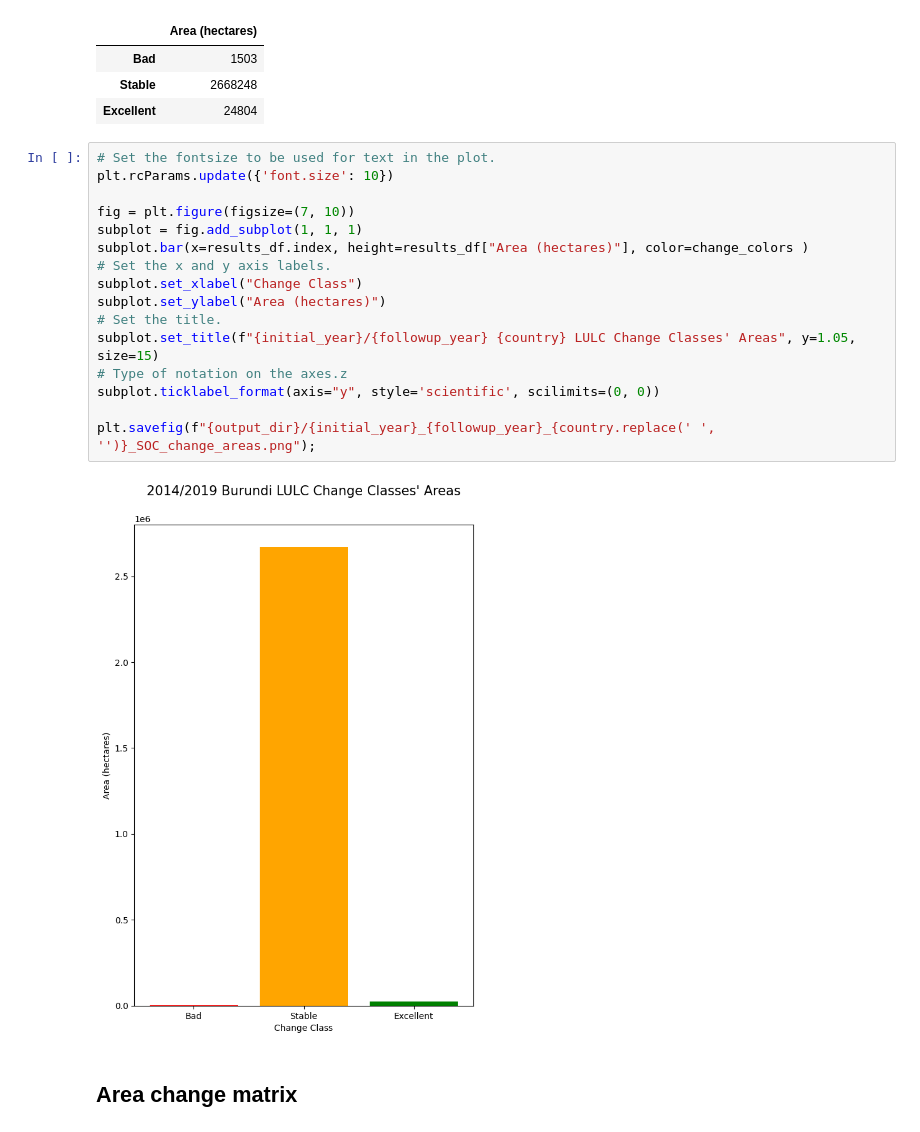
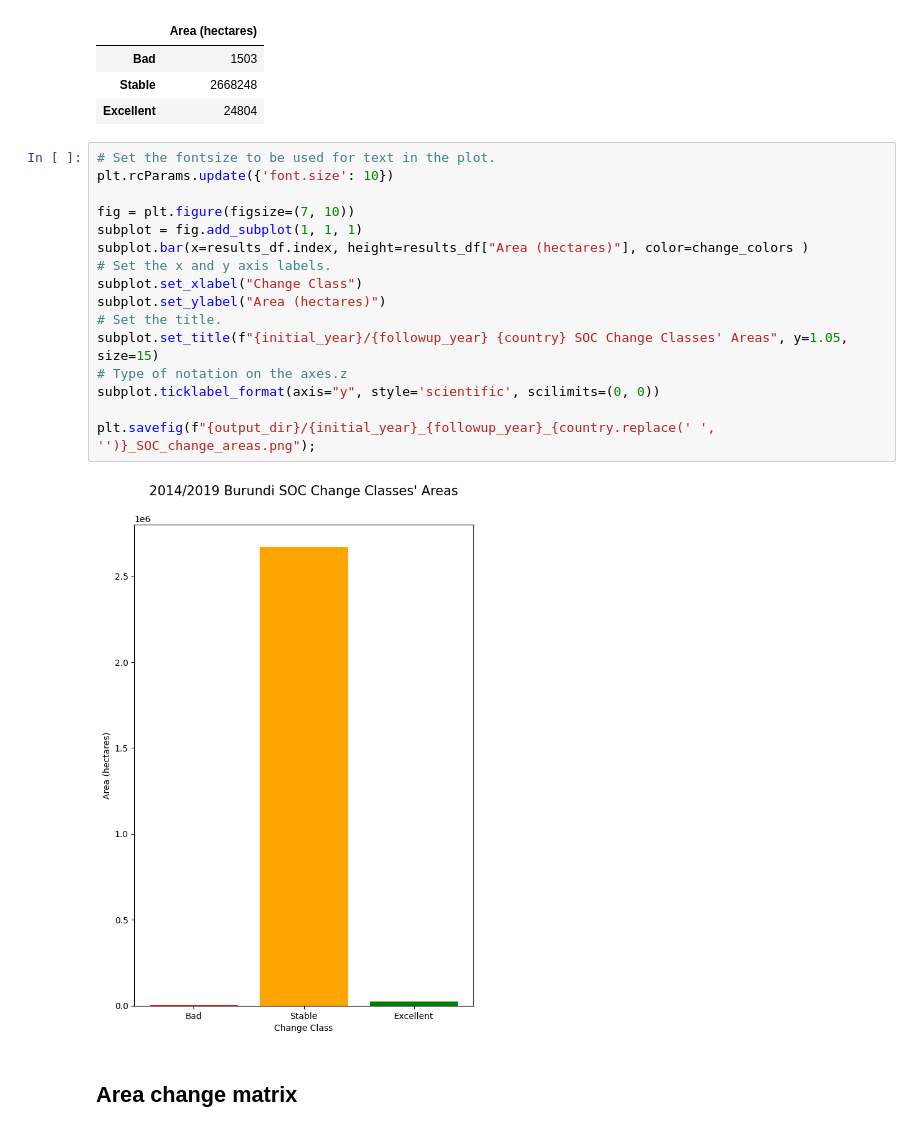
Before and after one commit to Anis17777/SOC, a Jupyter notebook: SOC_Burundi.ipynb, the cells around one changed output. Drawn from its saved outputs; the diff is of its cells as text.

```diff
--- a/SOC_Burundi.ipynb
+++ b/SOC_Burundi.ipynb
@@ -607,21 +607,21 @@ results_df
 # %%
 # Set the fontsize to be used for text in the plot.
 plt.rcParams.update({'font.size': 10})
 
 fig = plt.figure(figsize=(7, 10))
 subplot = fig.add_subplot(1, 1, 1)
 subplot.bar(x=results_df.index, height=results_df["Area (hectares)"], color=change_colors )
 # Set the x and y axis labels.
 subplot.set_xlabel("Change Class")
 subplot.set_ylabel("Area (hectares)")
 # Set the title.
-subplot.set_title(f"{initial_year}/{followup_year} {country} LULC Change Classes' Areas", y=1.05, size=15)
+subplot.set_title(f"{initial_year}/{followup_year} {country} SOC Change Classes' Areas", y=1.05, size=15)
 # Type of notation on the axes.z
 subplot.ticklabel_format(axis="y", style='scientific', scilimits=(0, 0))
 
 plt.savefig(f"{output_dir}/{initial_year}_{followup_year}_{country.replace(' ', '')}_SOC_change_areas.png");
 # %% [output]
-[figure, old version]
+[figure, new version]
 # %% [markdown]
 ## Area change matrix
 # %%
```
